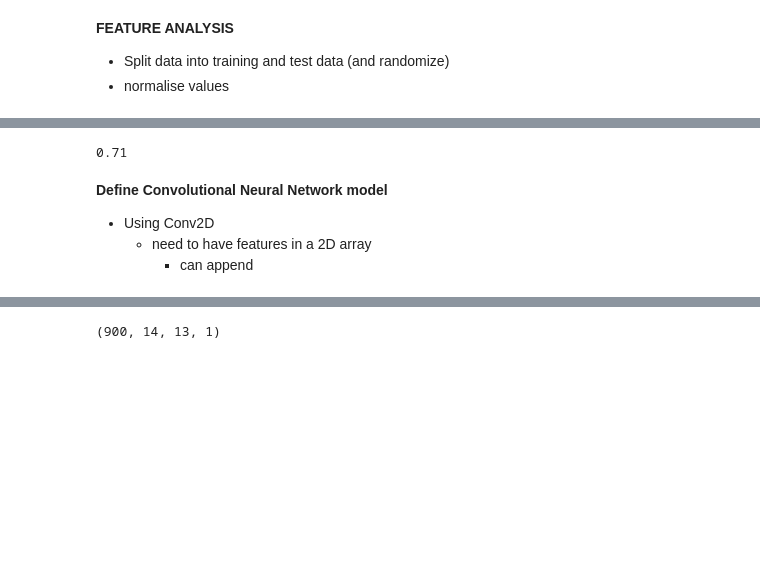
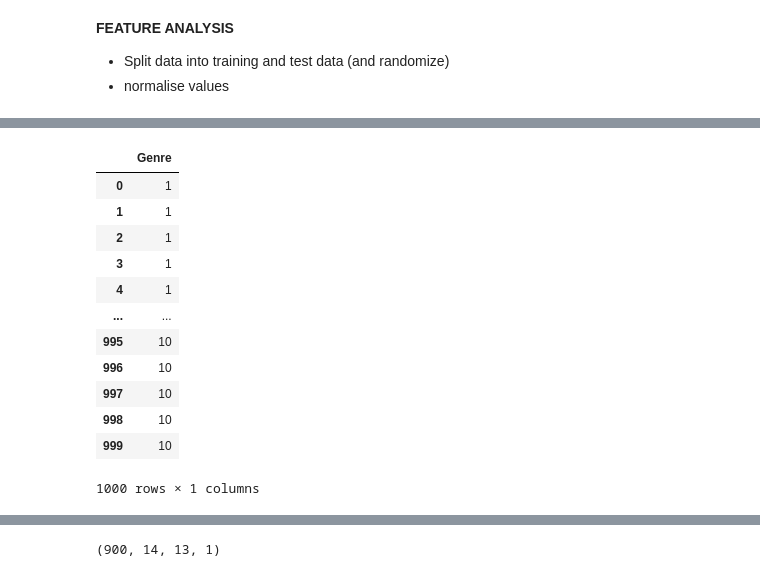
Before and after one commit to alexpondaven/Music-Genre-Classification, a Jupyter notebook: 3-Models using Covariance matrix.ipynb, the cells around one changed output, grey strips where cells are left out. Saved outputs shown, nothing was run; the diff lists cells and outputs as text; code cells hidden in the pictures; blank space fills up the shorter version.

```diff
--- a/3-Models using Covariance matrix.ipynb
+++ b/3-Models using Covariance matrix.ipynb
@@ -186,9 +89,0 @@ Logistic Regression Model Accuracy:  0.71
-# %%
-log_regr.score(X_testn, y_test)
-# %% [output]
-0.71
-# %% [markdown]
-**Define Convolutional Neural Network model**
-- Using Conv2D
-    - need to have features in a 2D array
-        - can append
@@ -199,0 +104,16 @@ for i in range(len(X_trainn)):
+# %%
+y
+# %% [output]
+|  | Genre |
+| 0 | 1 |
+| 1 | 1 |
+| 2 | 1 |
+| 3 | 1 |
+| 4 | 1 |
+| ... | ... |
+| 995 | 10 |
+| 996 | 10 |
+| 997 | 10 |
+| 998 | 10 |
+| 999 | 10 |
+1000 rows × 1 columns
```
Also changed, not shown: parts of 40 cells of this notebook, 1 other file.
